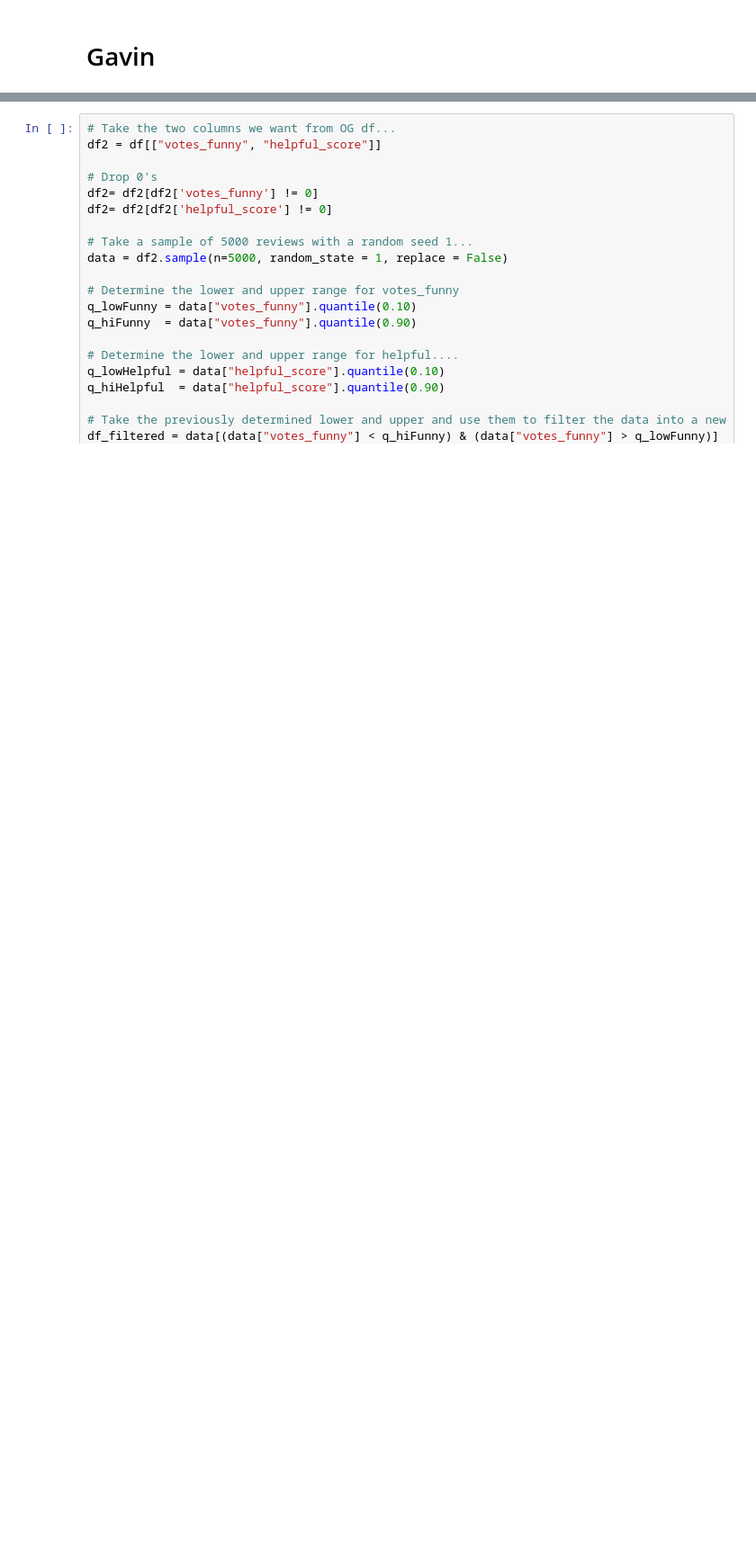
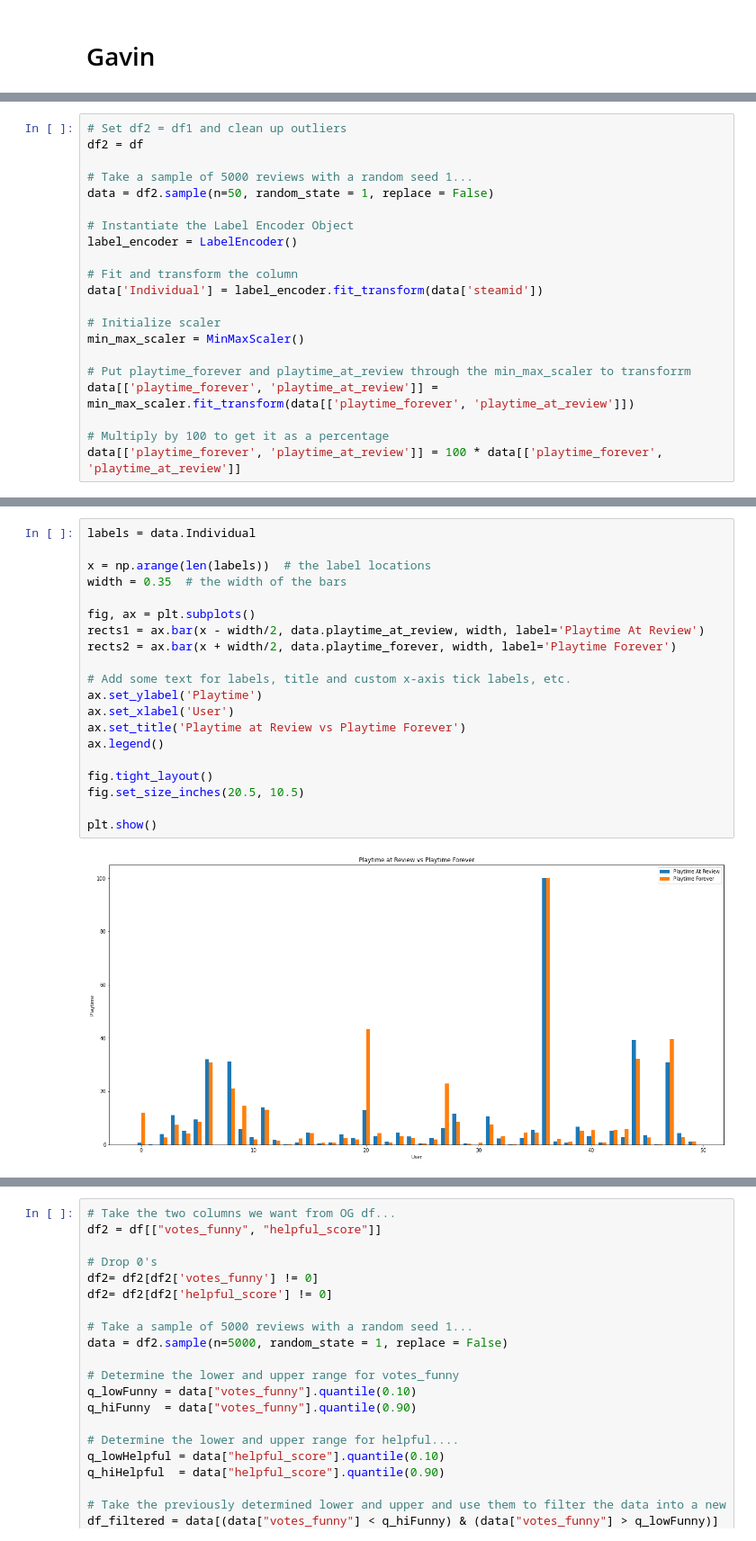
Before and after one commit to gfry99/453-Final-Project, a Jupyter notebook: 453-Final-Proj-PleaseCompile.ipynb, the cells around one changed output, grey strips where cells are left out. Shown: that part at 90% size. Cells and saved outputs as stored; diff of their text form; blank space fills up the shorter version.

Commit message:
Finished My Requirements
Added feature scaling and a bar chart to show stuff

```diff
--- a/453-Final-Proj-PleaseCompile.ipynb
+++ b/453-Final-Proj-PleaseCompile.ipynb
@@ -55,0 +62,21 @@ df.head()
+# %%
+# Set df2 = df1 and clean up outliers
+df2 = df
+
+# Take a sample of 5000 reviews with a random seed 1...
+data = df2.sample(n=50, random_state = 1, replace = False)
+
+# Instantiate the Label Encoder Object
+label_encoder = LabelEncoder()
+
+# Fit and transform the column
+data['Individual'] = label_encoder.fit_transform(data['steamid'])
+
+# Initialize scaler
+min_max_scaler = MinMaxScaler()
+
+# Put playtime_forever and playtime_at_review through the min_max_scaler to transforrm
+data[['playtime_forever', 'playtime_at_review']] = min_max_scaler.fit_transform(data[['playtime_forever', 'playtime_at_review']])
+
+# Multiply by 100 to get it as a percentage
+data[['playtime_forever', 'playtime_at_review']] = 100 * data[['playtime_forever', 'playtime_at_review']]
@@ -55,0 +92,22 @@ df.head()
+# %%
+labels = data.Individual
+
+x = np.arange(len(labels))  # the label locations
+width = 0.35  # the width of the bars
+
+fig, ax = plt.subplots()
+rects1 = ax.bar(x - width/2, data.playtime_at_review, width, label='Playtime At Review')
+rects2 = ax.bar(x + width/2, data.playtime_forever, width, label='Playtime Forever')
+
+# Add some text for labels, title and custom x-axis tick labels, etc.
+ax.set_ylabel('Playtime')
+ax.set_xlabel('User')
+ax.set_title('Playtime at Review vs Playtime Forever')
+ax.legend()
+
+fig.tight_layout()
+fig.set_size_inches(20.5, 10.5)
+
+plt.show()
+# %% [output]
+[figure, added]
```
Also changed, not shown: parts of 6 cells of this notebook.
